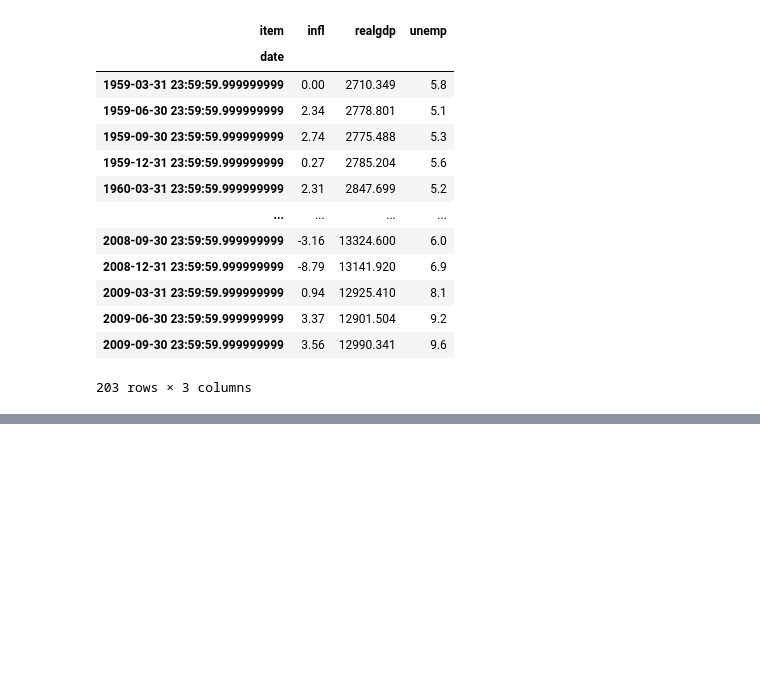
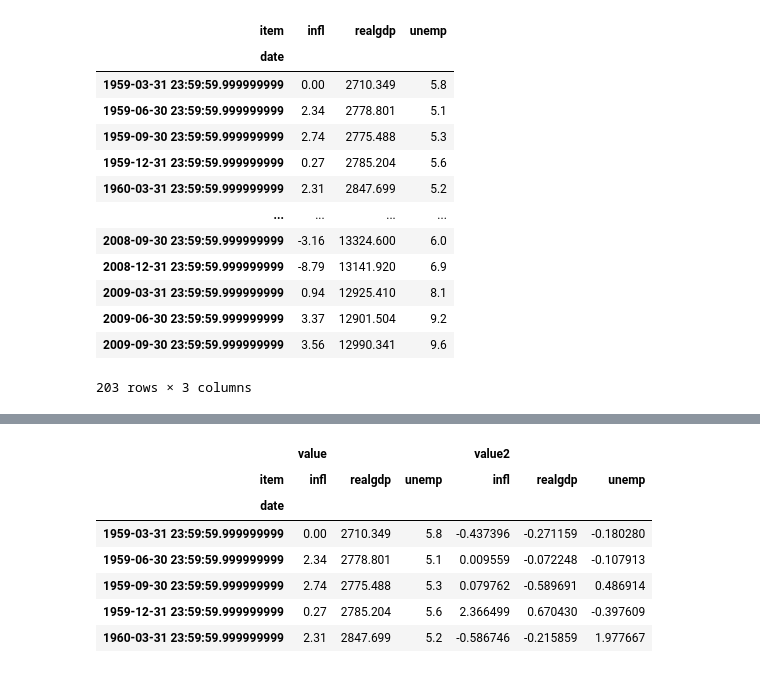
Before and after one commit to ferreiramr/livroPythonForDataAnalysis_WesMcKinney, a Jupyter notebook: chapter08_DataWranglingJoinCombineAndReshape.ipynb, the cells around one changed output, grey strips where cells are left out. Saved outputs shown, nothing was run; the diff lists cells and outputs as text; code cells hidden in the pictures; blank space fills up the shorter version.

```diff
--- a/chapter08_DataWranglingJoinCombineAndReshape.ipynb
+++ b/chapter08_DataWranglingJoinCombineAndReshape.ipynb
@@ -1102,0 +1133,11 @@ pivoted
+# %%
+pivoted[:5]
+# %% [output]
+|  | value |  |  | value2 |  |  |
+| item | infl | realgdp | unemp | infl | realgdp | unemp |
+| date |  |  |  |  |  |  |
+| 1959-03-31 23:59:59.999999999 | 0.00 | 2710.349 | 5.8 | -0.437396 | -0.271159 | -0.180280 |
+| 1959-06-30 23:59:59.999999999 | 2.34 | 2778.801 | 5.1 | 0.009559 | -0.072248 | -0.107913 |
+| 1959-09-30 23:59:59.999999999 | 2.74 | 2775.488 | 5.3 | 0.079762 | -0.589691 | 0.486914 |
+| 1959-12-31 23:59:59.999999999 | 0.27 | 2785.204 | 5.6 | 2.366499 | 0.670430 | -0.397609 |
+| 1960-03-31 23:59:59.999999999 | 2.31 | 2847.699 | 5.2 | -0.586746 | -0.215859 | 1.977667 |
```
Also changed, not shown: parts of 29 cells of this notebook, 1 other file.
